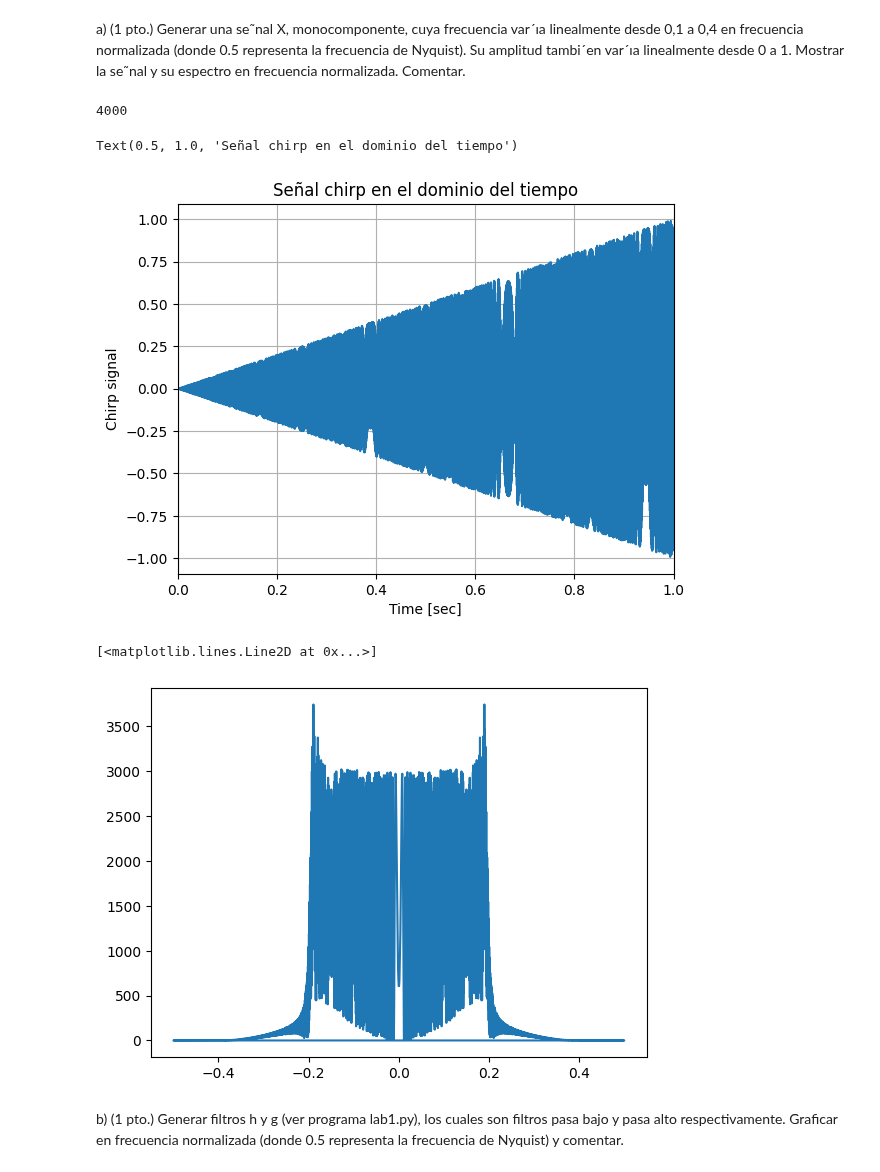
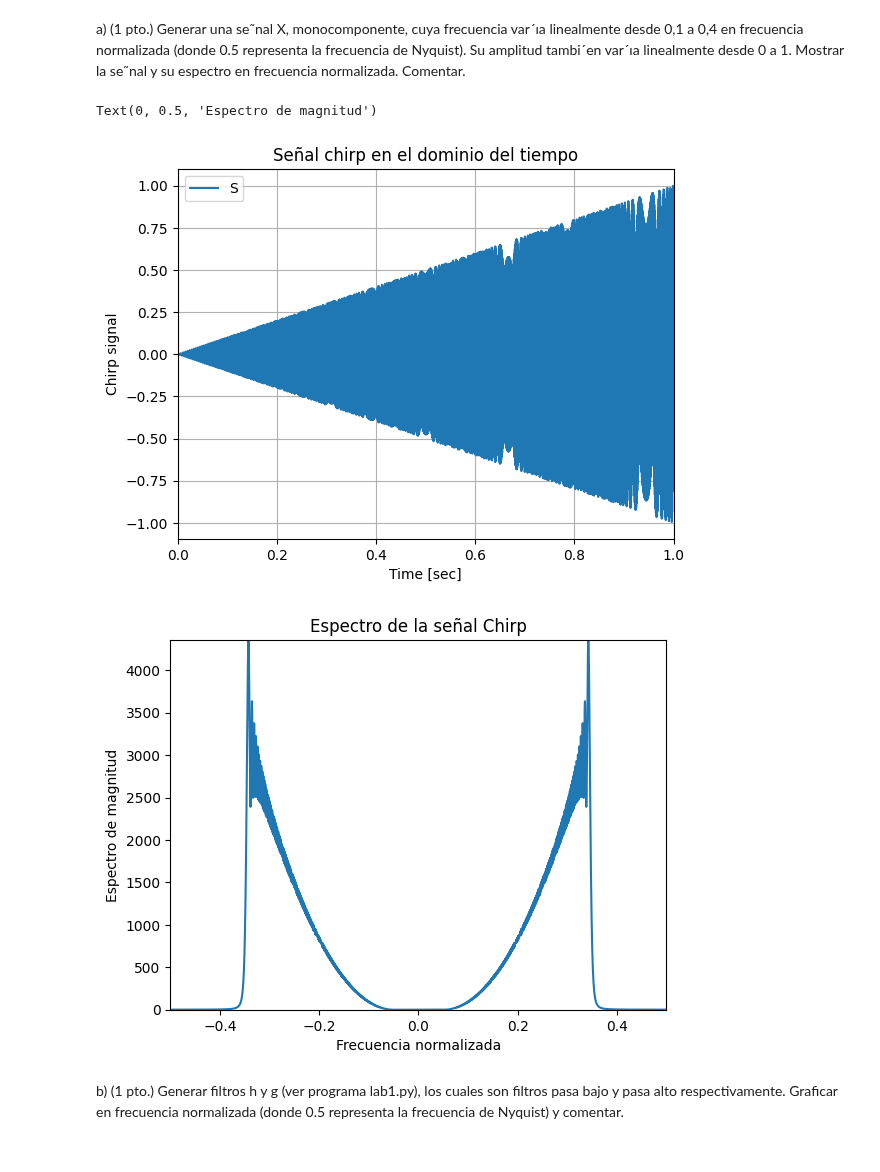
Before and after one commit to ExampleToFollow/PracticasPDS, a Jupyter notebook: Lab1/informePrevio.ipynb, the cells around one changed output. Cells and saved outputs as stored; diff of their text form; code cells hidden in the pictures.

```diff
--- a/Lab1/informePrevio.ipynb
+++ b/Lab1/informePrevio.ipynb
@@ -19,39 +19,44 @@ a 1. Mostrar la se˜nal y su espectro en frecuencia normalizada. Comentar.
 #Librerias
 import numpy as np
 import matplotlib.pyplot as plt
-# %%
-fs = 4e3 #Frecuencia de muestreo variable
-f_ini = 0.1*fs #Frecuencia inicial
-f_end = 0.4*fs #Frecuencia final
-A_ini = 0 #Amplitud inicial
-A_end = 1 #Amplitud final
-t = np.arange(A_ini,A_end,1/fs)
-f = np.linspace(f_ini, f_end, len(t))
-Ns = len(t)
-print(Ns)
-signal = (t)*np.sin((2*np.pi*(f))*t) #El arreglo de frecuencia ya varía linealmente
-# %% [output]
-4000
-# %%
-plt.figure(1)
-plt.plot(t,signal)
-plt.xlim([0,1])
-plt.grid('on')
-plt.xlabel('Time [sec]')
-plt.ylabel('Chirp signal') #Chirp es una señal usada en la que se varía la frecuencia a medida de que el tiempo avanza
-plt.title('Señal chirp en el dominio del tiempo')
-# %% [output]
-Text(0.5, 1.0, 'Señal chirp en el dominio del tiempo')
-[figure, removed]
-# %%
-fft_signal = np.fft.fftshift(np.fft.fft(signal)) #Calculamos la tranformada de fourier
-spc = np.abs(fft_signal)**2 #Obtenemos el cuadrado de la magnitud del espectro
-freq = np.fft.fftfreq(t.shape[-1])
-plt.figure(3)
-plt.plot(freq, spc)
-# %% [output]
-[<matplotlib.lines.Line2D at 0x...>]
-[figure, removed]
+# %%
+fs = 4e3 #Frecuencia de muestreo variable
+f_ini = 0.1*fs/2 #Frecuencia inicial
+f_end = 0.4*fs/2 #Frecuencia final
+A_ini = 0 #Amplitud inicial
+A_end = 1 #Amplitud final
+#Por el contexto del problema se puede entender que la frecuencia normalizada es respecto a la frecuencia de muestreo
+# fNyquist = fs/2
+# si fNyquist= 0.5 entonces fs = 1
+t = np.arange(A_ini,A_end,1/fs)
+#Calculamos delta
+signal = (t)*np.sin(2*np.pi*t*( f_ini + t* (f_end - f_ini))) #Hacemos que la frecuencia esté cambiando de acuerdo a lo indicado
+
+#------------PLOTEAMOS LA SEÑAL EN EL TIEMPO
+plt.figure(1)
+plt.plot(t,signal)
+plt.xlim([0,1])
+plt.grid('on')
+plt.xlabel('Time [sec]')
+plt.ylabel('Chirp signal') #Chirp es una señal usada en la que se varía la frecuencia a medida de que el tiempo avanza
+plt.title('Señal chirp en el dominio del tiempo')
+plt.legend('Señal chirp')
+#---------------CALCULAMOS LA TRANSFORMADA DE FOURIER Y LA PLOTEAMOS NORMALIZADA
+fft_signal = np.fft.fftshift(np.fft.fft(signal)) #Calculamos la tranformada de fourier
+spc = np.abs(fft_signal)**2 #Obtenemos el cuadrado de la magnitud del espectro
+Ns= len(signal)
+freq = ((np.arange(Ns) - Ns/2) * fs/ Ns)/fs #Graficamos normalizando
+plt.figure(2)
+plt.plot(freq, spc)
+plt.xlim([-0.5,0.5])
+plt.xlabel("Frecuencia normalizada")
+plt.title("Espectro de la señal Chirp")
+plt.ylim([0,np.max(spc)])
+plt.ylabel("Espectro de magnitud")
+# %% [output]
+Text(0, 0.5, 'Espectro de magnitud')
+[figure, added]
+[figure, added]
 # %% [markdown]
 b) (1 pto.) Generar filtros h y g (ver programa lab1.py), los cuales son filtros
 pasa bajo y pasa alto respectivamente. Graficar en frecuencia normalizada
```
Also changed, not shown: parts of 6 cells of this notebook, 3 other files.
